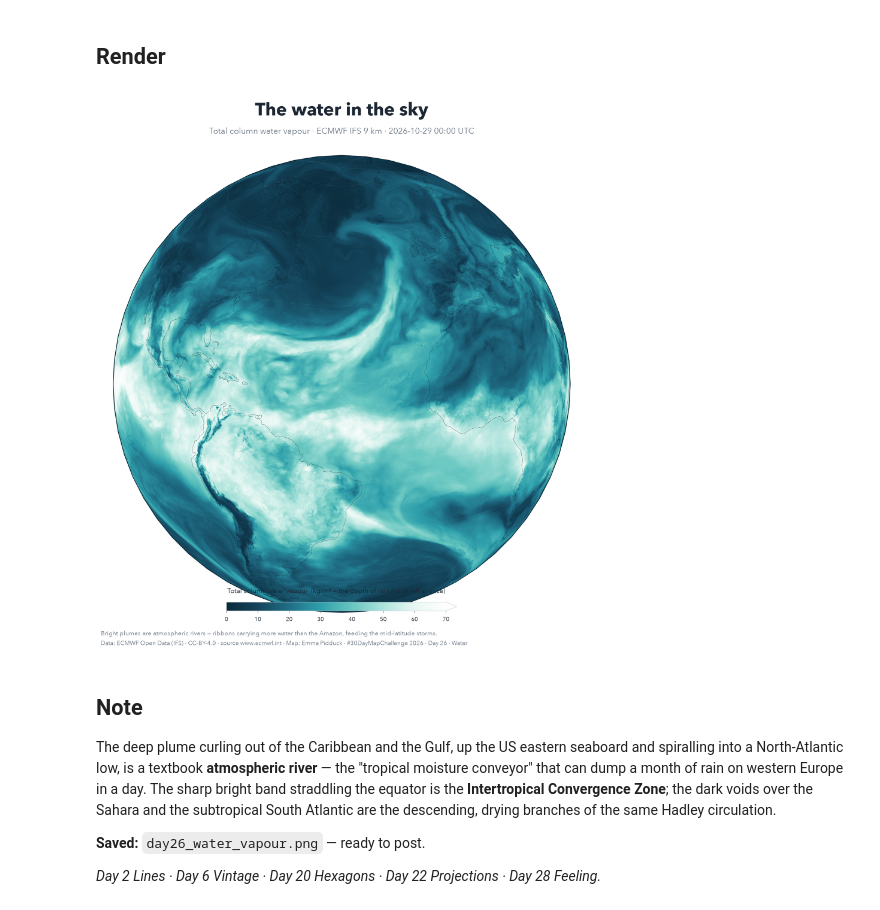
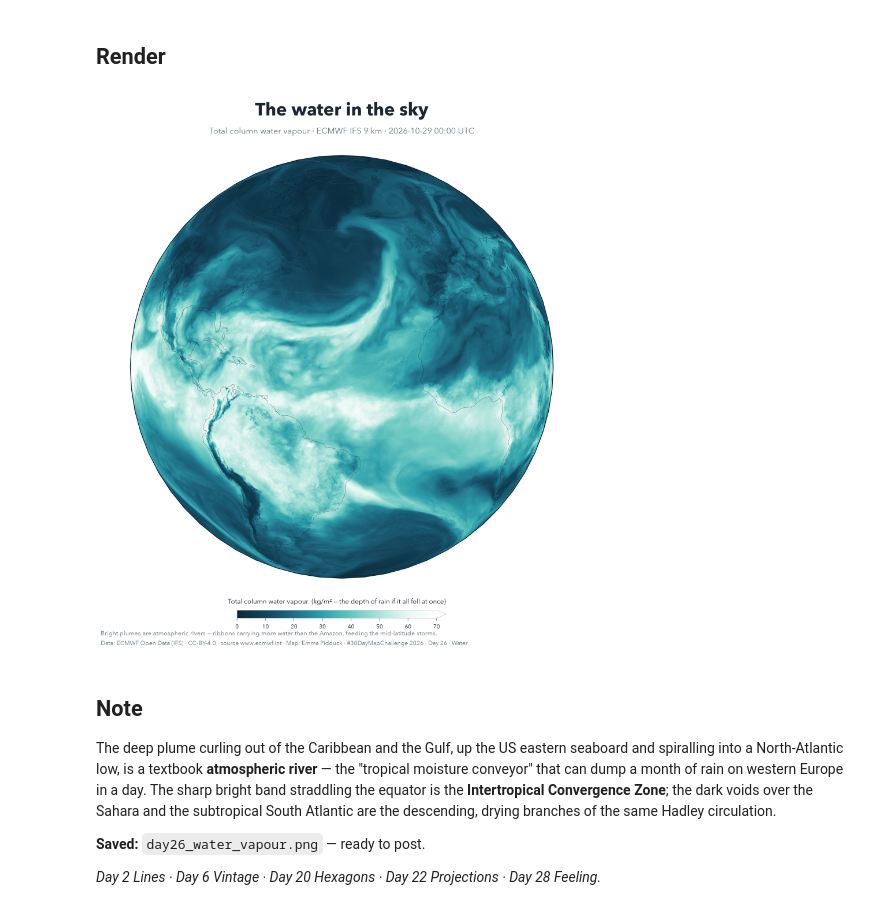
Before and after one commit to mattphysics/30dmc2026, a Jupyter notebook: day26_water_vapour.ipynb, the cells around one changed output. Cells and saved outputs as stored; diff of their text form; code cells hidden in the pictures.

```diff
--- a/day26_water_vapour.ipynb
+++ b/day26_water_vapour.ipynb
@@ -111,42 +111,42 @@ proj = ccrs.Orthographic(central_longitude=CLON, central_latitude=CLAT)
 tp = dict(transform=ccrs.PlateCarree())
 
 fig = plt.figure(figsize=(11, 12), dpi=200); fig.patch.set_facecolor(BG)
-ax = fig.add_axes([0.04, 0.085, 0.92, 0.80], projection=proj)
+ax = fig.add_axes([0.04, 0.145, 0.92, 0.74], projection=proj)
 ax.patch.set_alpha(0); ax.set_global()
 
 # soft halo for depth — no hard black edge, keeps the white background
 for r, a in zip(np.linspace(1.015, 1.11, 30), np.linspace(0.14, 0.0, 30)):
     ax.add_patch(plt.Circle((0.5, 0.5), 0.5*r, transform=ax.transAxes,
                             color="#2fa0ab", alpha=a, zorder=0, lw=0))
 
 cf = ax.contourf(loncyc, lat, vals, levels=np.linspace(0, 70, 141),
                  cmap=CMAP, extend="max", zorder=1, **tp)
 ax.gridlines(color="#ffffff", alpha=0.10, linewidth=0.4, zorder=3)
 ax.add_feature(cfeature.COASTLINE.with_scale("110m"), edgecolor="#0b1a22",
                linewidth=0.45, alpha=0.55, zorder=4)
 ax.spines["geo"].set_edgecolor("#0b2a3a"); ax.spines["geo"].set_linewidth(1.1)
 
-cax = fig.add_axes([0.28, 0.088, 0.44, 0.015])
+cax = fig.add_axes([0.30, 0.075, 0.40, 0.014])
 cb = fig.colorbar(cf, cax=cax, orientation="horizontal", extend="max",
                   ticks=[0,10,20,30,40,50,60,70])
 cb.set_label("Total column water vapour  (kg/m² — the depth of rain if it all fell at once)",
-             color=INK, fontsize=10, labelpad=14)
+             color=INK, fontsize=10, labelpad=10)
 cb.ax.xaxis.set_label_position("top")
 cb.ax.xaxis.set_tick_params(color=MUT, labelsize=8.5)
 plt.setp(plt.getp(cb.ax, "xticklabels"), color=INK)
 cb.outline.set_edgecolor("#c7d0d8"); cb.outline.set_linewidth(0.6)
 
 fig.text(0.5, 0.955, "The water in the sky", ha="center", color=INK, fontsize=27, fontweight="bold")
 fig.text(0.5, 0.923, f"Total column water vapour · ECMWF IFS 9 km · {when}",
          ha="center", color=MUT, fontsize=12.5)
 fig.text(0.04, 0.045, "Bright plumes are atmospheric rivers — ribbons carrying more water than the Amazon, feeding the mid-latitude storms.",
          color=MUT, fontsize=9.3)
 fig.text(0.04, 0.028, "Data: ECMWF Open Data (IFS) · CC-BY-4.0 · source www.ecmwf.int · Map: Emma Pidduck · #30DayMapChallenge 2026 · Day 26 · Water",
          color=MUT, fontsize=9)
 fig.savefig("day26_water_vapour.png", facecolor=BG, bbox_inches="tight")
 plt.show()
 # %% [output]
-[figure, old version]
+[figure, new version]
 # %% [markdown]
 ## Note
 
```
Also changed, not shown: 4 other files.
